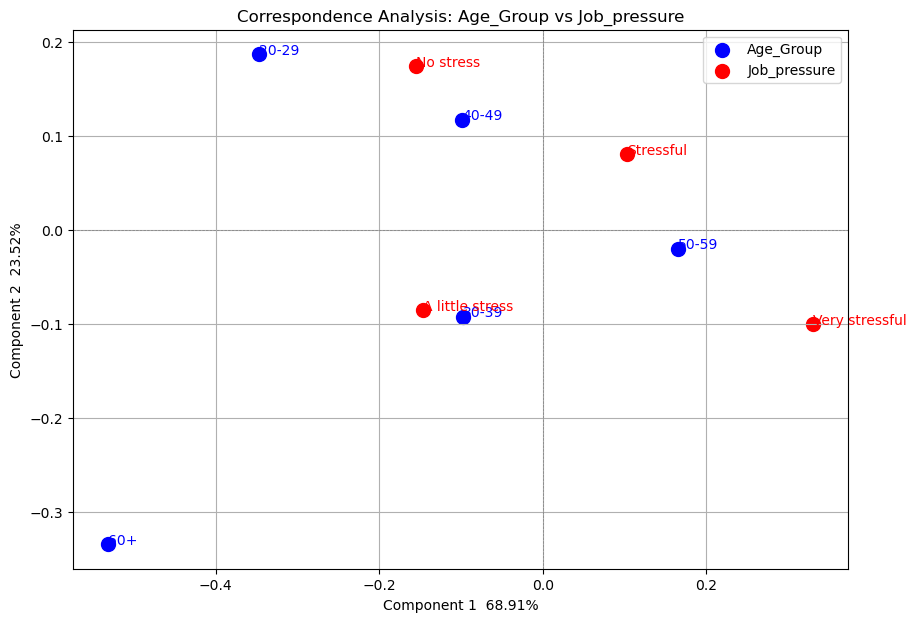
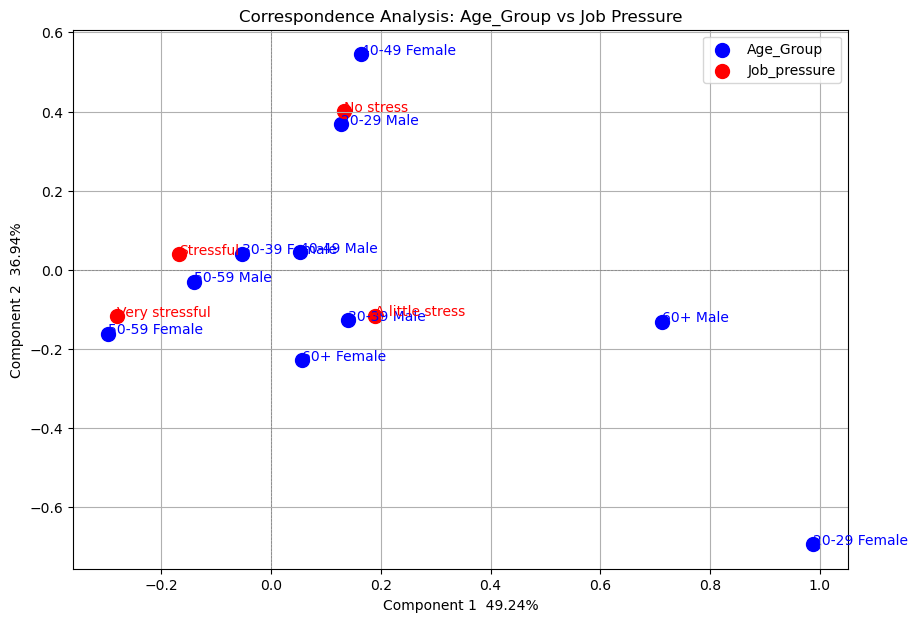
Unified diff of the notebook cell whose output changed from the first chart to the second:
--- before
+++ after
@@ -4,5 +4,7 @@
 
 # Step 1: Create the contingency table
-contingency_table = pd.crosstab(railroad_df['Age_Group'], railroad_df['Job_pressure'])
+contingency_table = pd.crosstab(
+    [railroad_df['Age_Group'], railroad_df['Sex']],
+    railroad_df['Job_pressure'])
 
 # Step 2: Initialize and fit the CA model
@@ -23,4 +25,9 @@
 }
 
+gender_labels = {
+    1: 'Male', 
+    2: 'Female', 
+}
+
 job_pressure_labels = {
     1: 'No stress', 
@@ -35,8 +42,10 @@
 plt.scatter(column_coordinates[0], column_coordinates[1], label='Job_pressure', c='red', s=100)
 
-# Annotate Age Groups
+# Annotate Age Group and Gender
 for i, txt in enumerate(contingency_table.index):
-    age_label = age_group_labels.get(txt, f'Age {txt}')
-    plt.annotate(age_label, (row_coordinates.iloc[i, 0], row_coordinates.iloc[i, 1]), color='blue')
+    # Extract Age Group and Gender from the multi-index
+    age_group, gender = txt
+    combined_label = f"{age_group_labels.get(age_group, age_group)} {gender_labels.get(gender, gender)}"
+    plt.annotate(combined_label, (row_coordinates.iloc[i, 0], row_coordinates.iloc[i, 1]), color='blue')
 
 # Annotate Job Pressure
@@ -59,5 +68,5 @@
 plt.xlabel(f'Component 1 {explained_variance[0]: .2f}%')
 plt.ylabel(f'Component 2 {explained_variance[1]: .2f}%')
-plt.title('Correspondence Analysis: Age_Group vs Job_pressure')
+plt.title('Correspondence Analysis: Age_Group vs Job Pressure')
 plt.legend()
 plt.grid(True)

Commit: Update Age-Pressure to Age-Gender-Pressure